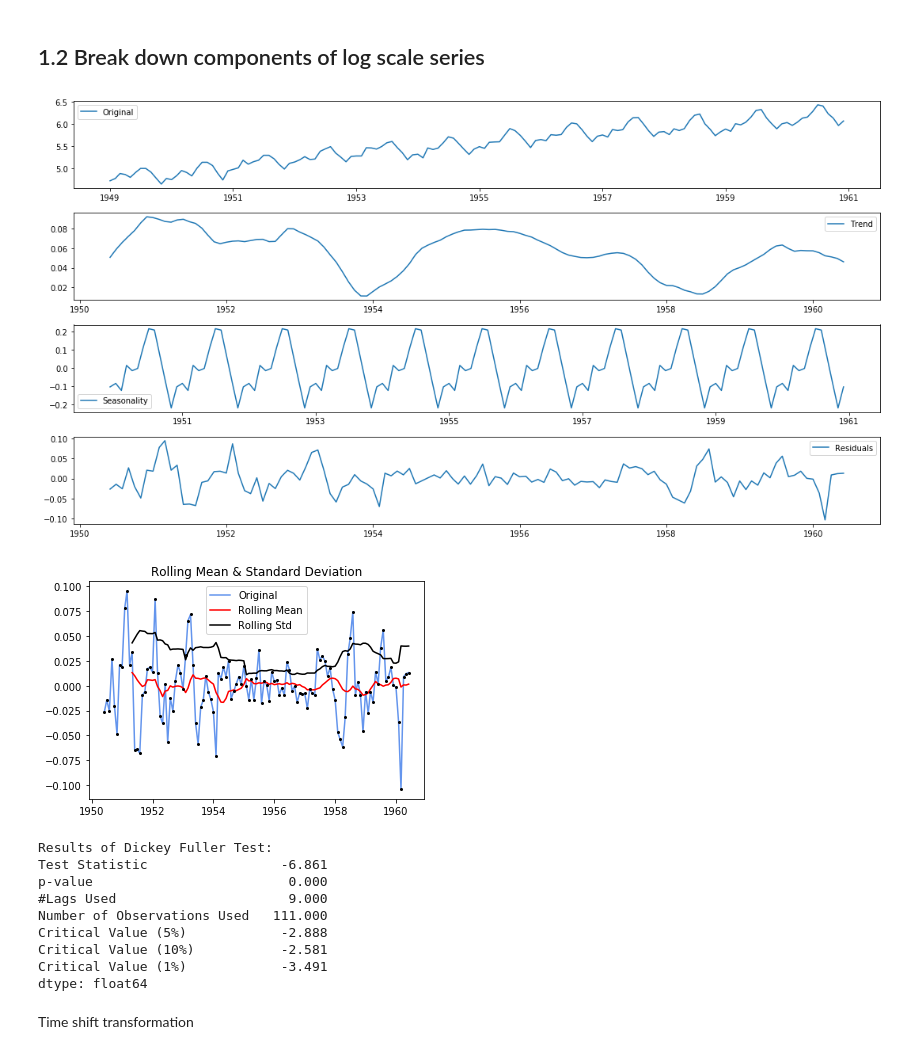
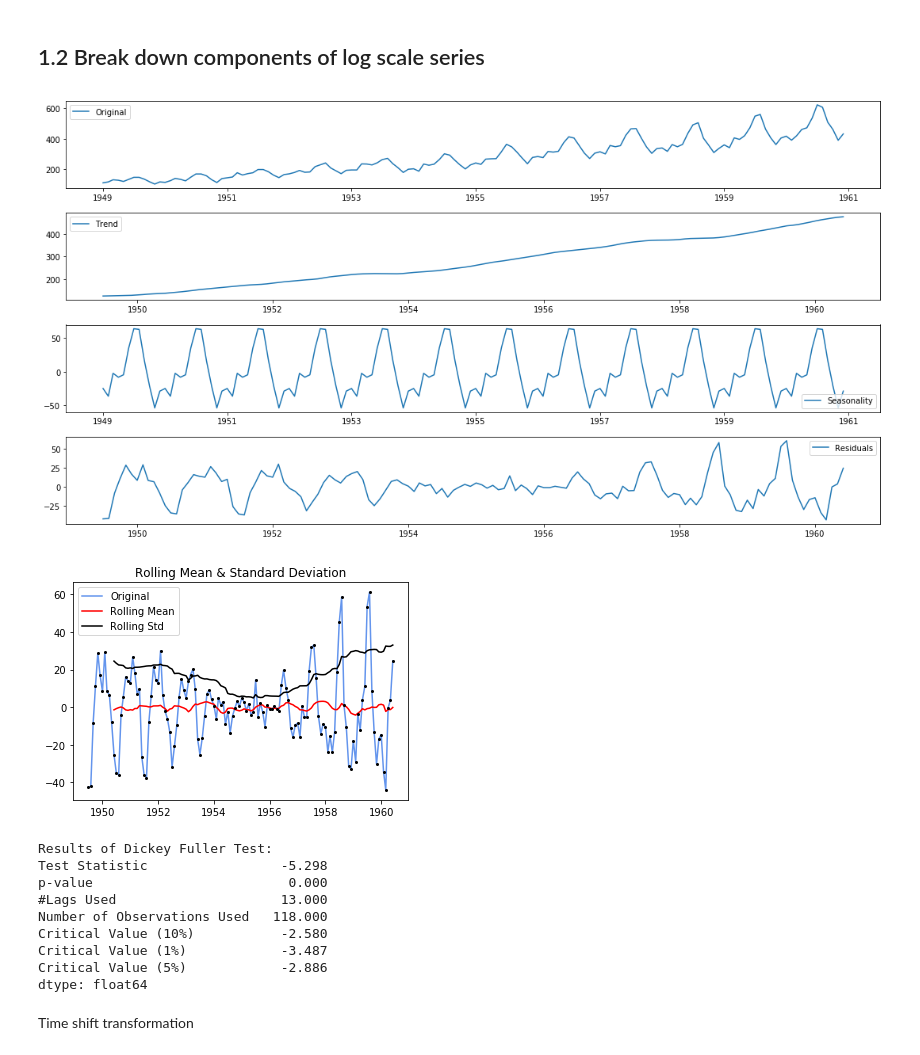
Before and after one commit to mathiasvh/cs_aitopics, a Jupyter notebook: project/Airlines passenger dataset.ipynb, the cells around one changed output. Saved outputs shown, nothing was run; the diff lists cells and outputs as text; code cells hidden in the pictures.

```diff
--- a/project/Airlines passenger dataset.ipynb
+++ b/project/Airlines passenger dataset.ipynb
@@ -177,48 +177,48 @@ dtype: float64
 # %% [markdown]
 ## 1.2 Break down components of log scale series
 # %%
-decomposition = seasonal_decompose(indexeddf_logScale)
+decomposition = seasonal_decompose(indexeddf)
 
 trend = decomposition.trend
 seasonal = decomposition.seasonal
 residual = decomposition.resid
 
 
 fig, (ax1, ax2, ax3, ax4) = plt.subplots(4, 1, figsize=(15,8))
 
-ax1.plot(indexeddf_logScale, label='Original')
+ax1.plot(indexeddf, label='Original')
 ax1.legend(loc='best')
 
 ax2.plot(trend, label='Trend')
 ax2.legend(loc='best')
 
 ax3.plot(seasonal, label='Seasonality')
 ax3.legend(loc='best')
 
 ax4.plot(residual, label='Residuals')
 ax4.legend(loc='best')
 
 plt.tight_layout()
 plt.show()
 
 #there can be cases where an observation simply consisted of trend & seasonality. In that case, there won't be
 #any residual component & that would be a null or NaN. Hence, we also remove such cases.
 decomposedLogData = residual
 decomposedLogData.dropna(inplace=True)
 
 
 test_stationarity(decomposedLogData)
 # %% [output]
-[figure, old version]
+[figure, new version]
-[figure, old version]
+[figure, new version]
 Results of Dickey Fuller Test:
-Test Statistic                 -6.861
+Test Statistic                 -5.298
 p-value                         0.000
-#Lags Used                      9.000
-Number of Observations Used   111.000
-Critical Value (5%)            -2.888
-Critical Value (10%)           -2.581
-Critical Value (1%)            -3.491
+#Lags Used                     13.000
+Number of Observations Used   118.000
+Critical Value (10%)           -2.580
+Critical Value (1%)            -3.487
+Critical Value (5%)            -2.886
 dtype: float64
 # %% [markdown]
 Time shift transformation
```
Also changed, not shown: parts of 3 cells of this notebook, 2 other files.
